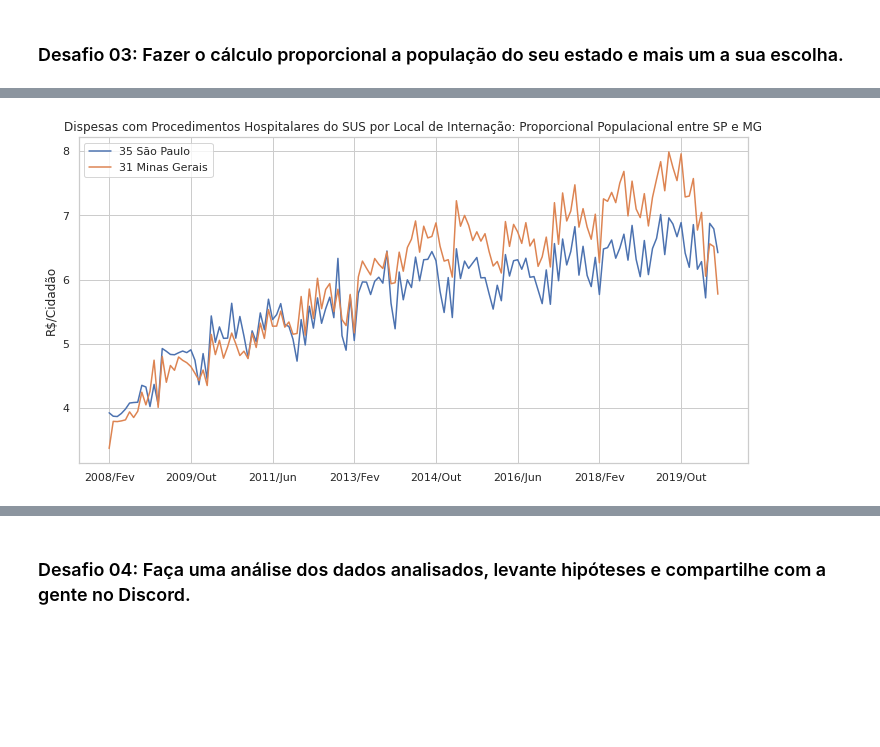
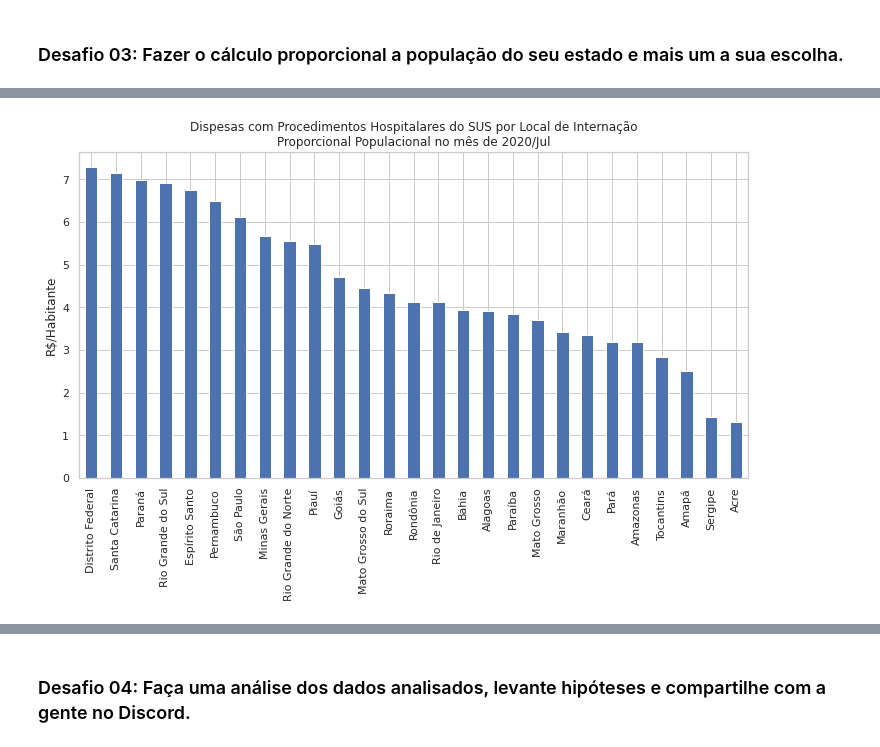
Before and after one commit to deboraaires/bootcamp_alura, a Jupyter notebook: Bootcamp_Datascience_Módulo_1.ipynb, the cells around one changed output, grey strips where cells are left out. Saved outputs shown, nothing was run; the diff lists cells and outputs as text; code cells hidden in the pictures; blank space fills up the shorter version.

```diff
--- a/Bootcamp_Datascience_Módulo_1.ipynb
+++ b/Bootcamp_Datascience_Módulo_1.ipynb
@@ -952,3 +989,7 @@ gastos_mes_mais_recente.plot(kind='bar');
 Percebemos que no último mês, as UF com maiores gastos são São Paulo e Minas Gerais, as quais também são as UF com maiores gastos totais.
 # %% [markdown]
 ### Desafio 01: Buscar na documentação do Matplotlib como colocar um grid nos gráficos e adicionar nos gráficos de barra.
+# %%
+#remover os códigos das UF
+gastos_mes_mais_recente.index = gastos_mes_mais_recente.index.str[3:]
+gastos_mes_mais_recente.head()
@@ -1005,0 +1063,14 @@ Hipótese: São Paulo gastou proporcionalmente mais que os demais estados com re
+# %%
+url = 'https://raw.githubusercontent.com/deboraaires/bootcamp_alura/main/Estados%20do%20Brasil.csv'
+
+#Criando um DataFrame em dados
+#Aqui utilizei o utf-8 pois o arquivo xlsx foi salvo como csv utf-8 com ; como separador
+dadosPopulacao = pd.read_csv(url,
+                    encoding="utf-8",
+                    skiprows = 2,
+                    skipfooter=15,
+                    sep=";",
+                    engine='python')
+
+#Apresenta os 5 primeiros valores
+dadosPopulacao.head()
@@ -1005,0 +1084,10 @@ Hipótese: São Paulo gastou proporcionalmente mais que os demais estados com re
+# %%
+#Selecionando somente as colunas necessárias
+Populacao2020 = dadosPopulacao[['UF [-]','População estimada - pessoas [2020]']]
+#Renomeando o nome daso colunas
+Populacao2020 = Populacao2020.rename(columns={'UF [-]':"UF", 'População estimada - pessoas [2020]':"População"})
+#Tornando a coluna UF um index
+Populacao2020 = Populacao2020.set_index('UF')
+#Selecionando uma série específica dos dados, no caso a série de População
+Populacao2020 = Populacao2020[Populacao2020.columns[-1]]
+Populacao2020.head()
@@ -1005,0 +1112,6 @@ Hipótese: São Paulo gastou proporcionalmente mais que os demais estados com re
+# %%
+#Como temos duas séries com o mesmo índice, podemos dividir uma pela outra
+gastos_2020Jul_Pop = gastos_mes_mais_recente/Populacao2020
+#Ordenando valores do maior para o menor
+gastos_2020Jul_Pop = gastos_2020Jul_Pop.sort_values(ascending=False)
+gastos_2020Jul_Pop.head()
@@ -1006,7 +1135,7 @@ Hipótese: São Paulo gastou proporcionalmente mais que os demais estados com re
 # %%
-SP_MG_Prop_Pop =pd.DataFrame([usaveis_ord.loc['35 São Paulo']/44040000,usaveis_ord.loc['31 Minas Gerais']/20870000])
-SP_MG_Prop_Pop.T.plot(figsize=(12,6))
-plt.title('Dispesas com Procedimentos Hospitalares do SUS por Local de Internação: Proporcional Populacional entre SP e MG')
-plt.ylabel('R$/Cidadão');
+#Gráfico de gasto proporcional populacional no mes de Jul
+gastos_2020Jul_Pop.plot(kind = 'bar', figsize=(12,6))
+plt.title('Dispesas com Procedimentos Hospitalares do SUS por Local de Internação\nProporcional Populacional no mês de 2020/Jul')
+plt.ylabel('R$/Habitante');
 # %% [output]
-[figure, old version]
+[figure, new version]
```
Also changed, not shown: parts of 28 cells of this notebook.
